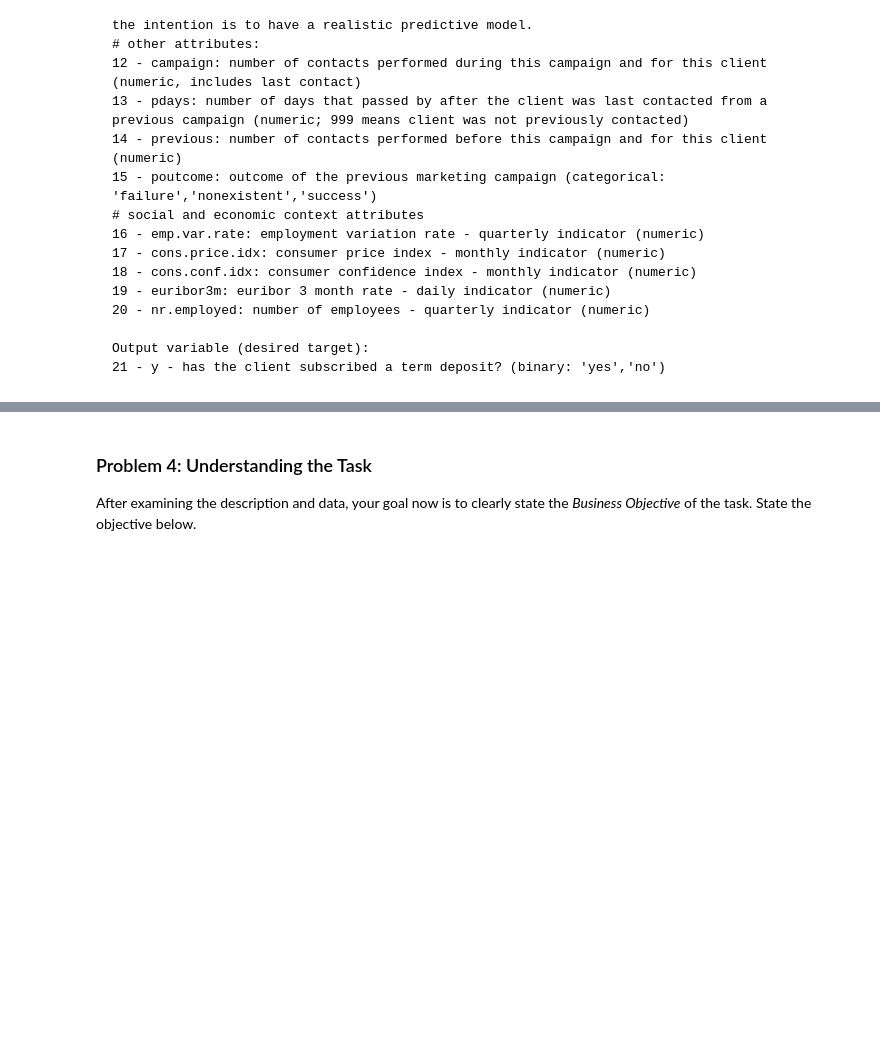
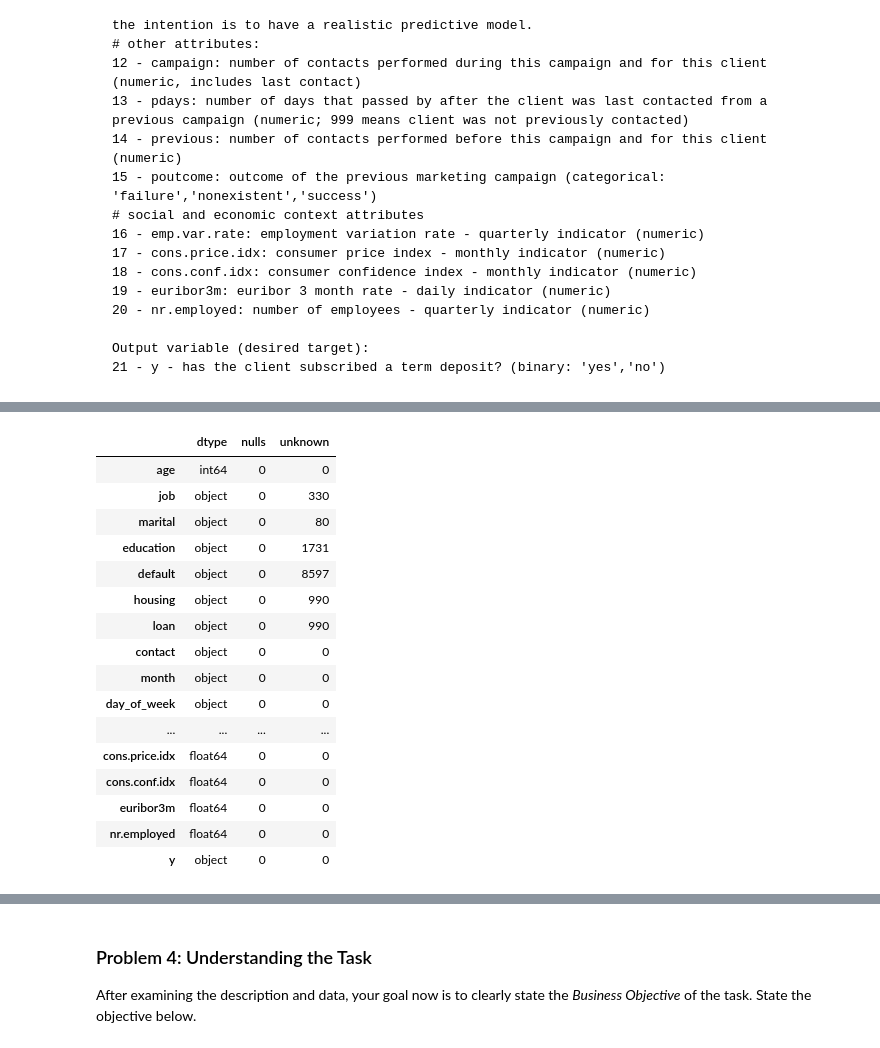
Before and after one commit to ashok0282/Comparing-Classifiers, a Jupyter notebook: prompt_III.ipynb, the cells around one changed output, grey strips where cells are left out. Cells and saved outputs as stored; diff of their text form; code cells hidden in the pictures; blank space fills up the shorter version.

```diff
--- a/prompt_III.ipynb
+++ b/prompt_III.ipynb
@@ -72,0 +164,22 @@ Output variable (desired target):
+# %%
+audit = pd.DataFrame({'dtype': df.dtypes.astype(str), 'nulls': df.isna().sum(),
+                      'unknown': df.eq('unknown').sum()})
+display(audit)
+# %% [output]
+|  | dtype | nulls | unknown |
+| age | int64 | 0 | 0 |
+| job | object | 0 | 330 |
+| marital | object | 0 | 80 |
+| education | object | 0 | 1731 |
+| default | object | 0 | 8597 |
+| housing | object | 0 | 990 |
+| loan | object | 0 | 990 |
+| contact | object | 0 | 0 |
+| month | object | 0 | 0 |
+| day_of_week | object | 0 | 0 |
+| ... | ... | ... | ... |
+| cons.price.idx | float64 | 0 | 0 |
+| cons.conf.idx | float64 | 0 | 0 |
+| euribor3m | float64 | 0 | 0 |
+| nr.employed | float64 | 0 | 0 |
+| y | object | 0 | 0 |
```
Also changed, not shown: parts of 41 cells of this notebook.
